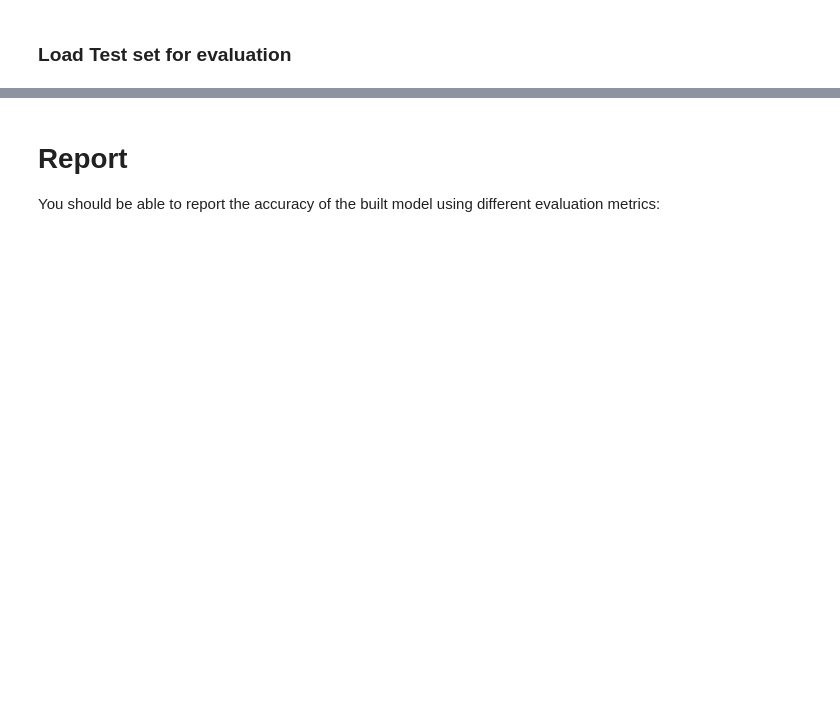
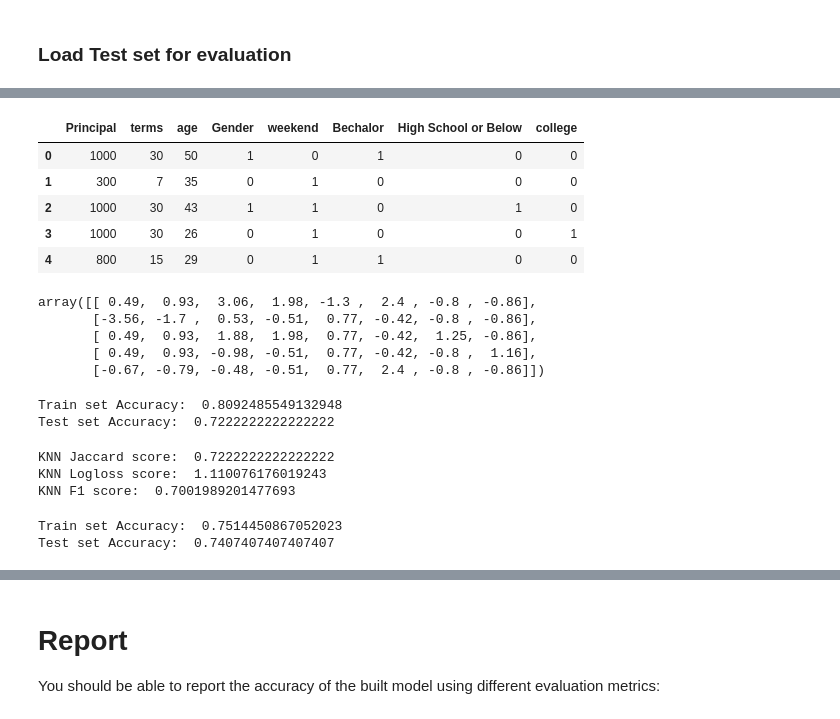
Before and after one commit to anup810/coursera-capstone-project, a Jupyter notebook: coursera-capstone.ipynb, the cells around one changed output, grey strips where cells are left out. Drawn from its saved outputs; the diff is of its cells as text; code cells hidden in the pictures; blank space fills up the shorter version.

```diff
--- a/coursera-capstone.ipynb
+++ b/coursera-capstone.ipynb
@@ -575,0 +549,12 @@ ValueError: query data dimension must match training data dimension
+# %%
+Feature_test = test_df[['Principal','terms','age','Gender','weekend']]
+Feature_test = pd.concat([Feature_test,pd.get_dummies(test_df['education'])], axis=1)
+Feature_test.drop(['Master or Above'], axis = 1,inplace=True)
+Feature_test.head()
+# %% [output]
+|  | Principal | terms | age | Gender | weekend | Bechalor | High School or Below | college |
+| 0 | 1000 | 30 | 50 | 1 | 0 | 1 | 0 | 0 |
+| 1 | 300 | 7 | 35 | 0 | 1 | 0 | 0 | 0 |
+| 2 | 1000 | 30 | 43 | 1 | 1 | 0 | 1 | 0 |
+| 3 | 1000 | 30 | 26 | 0 | 1 | 0 | 0 | 1 |
+| 4 | 800 | 15 | 29 | 0 | 1 | 1 | 0 | 0 |
@@ -575,0 +564,40 @@ ValueError: query data dimension must match training data dimension
+# %%
+test_X= preprocessing.StandardScaler().fit(test_X).transform(test_X)
+test_X[0:5]
+# %% [output]
+array([[ 0.49,  0.93,  3.06,  1.98, -1.3 ,  2.4 , -0.8 , -0.86],
+       [-3.56, -1.7 ,  0.53, -0.51,  0.77, -0.42, -0.8 , -0.86],
+       [ 0.49,  0.93,  1.88,  1.98,  0.77, -0.42,  1.25, -0.86],
+       [ 0.49,  0.93, -0.98, -0.51,  0.77, -0.42, -0.8 ,  1.16],
+       [-0.67, -0.79, -0.48, -0.51,  0.77,  2.4 , -0.8 , -0.86]])
+# %%
+from sklearn import metrics
+from sklearn.neighbors import KNeighborsClassifier
+final_neigh = KNeighborsClassifier(n_neighbors = 7).fit(X,y)
+yhat_knn = final_neigh.predict(test_X)
+print("Train set Accuracy: ", metrics.accuracy_score(y, final_neigh.predict(X)))
+print("Test set Accuracy: ", metrics.accuracy_score(test_y, yhat_knn))
+# %% [output]
+Train set Accuracy:  0.8092485549132948
+Test set Accuracy:  0.7222222222222222
+# %%
+knn_jaccard = jaccard_similarity_score(test_y,yhat_knn)
+knn_log_loss = log_loss(test_y,final_neigh.predict_proba(test_X))
+knn_f1 = f1_score(test_y,yhat_knn,average='weighted')
+print("KNN Jaccard score: ", knn_jaccard)
+print("KNN Logloss score: ", knn_log_loss)
+print("KNN F1 score: ", knn_f1)
+# %% [output]
+KNN Jaccard score:  0.7222222222222222
+KNN Logloss score:  1.110076176019243
+KNN F1 score:  0.7001989201477693
+# %%
+from sklearn.tree import DecisionTreeClassifier
+final_Tree = DecisionTreeClassifier(criterion="entropy", max_depth = 4)
+final_Tree.fit(X,y)
+final_yhat_tree = final_Tree.predict(test_X)
+print("Train set Accuracy: ", metrics.accuracy_score(y, final_Tree.predict(X)))
+print("Test set Accuracy: ", metrics.accuracy_score(test_y, final_yhat_tree))
+# %% [output]
+Train set Accuracy:  0.7514450867052023
+Test set Accuracy:  0.7407407407407407
```
Also changed, not shown: parts of 20 cells of this notebook.
